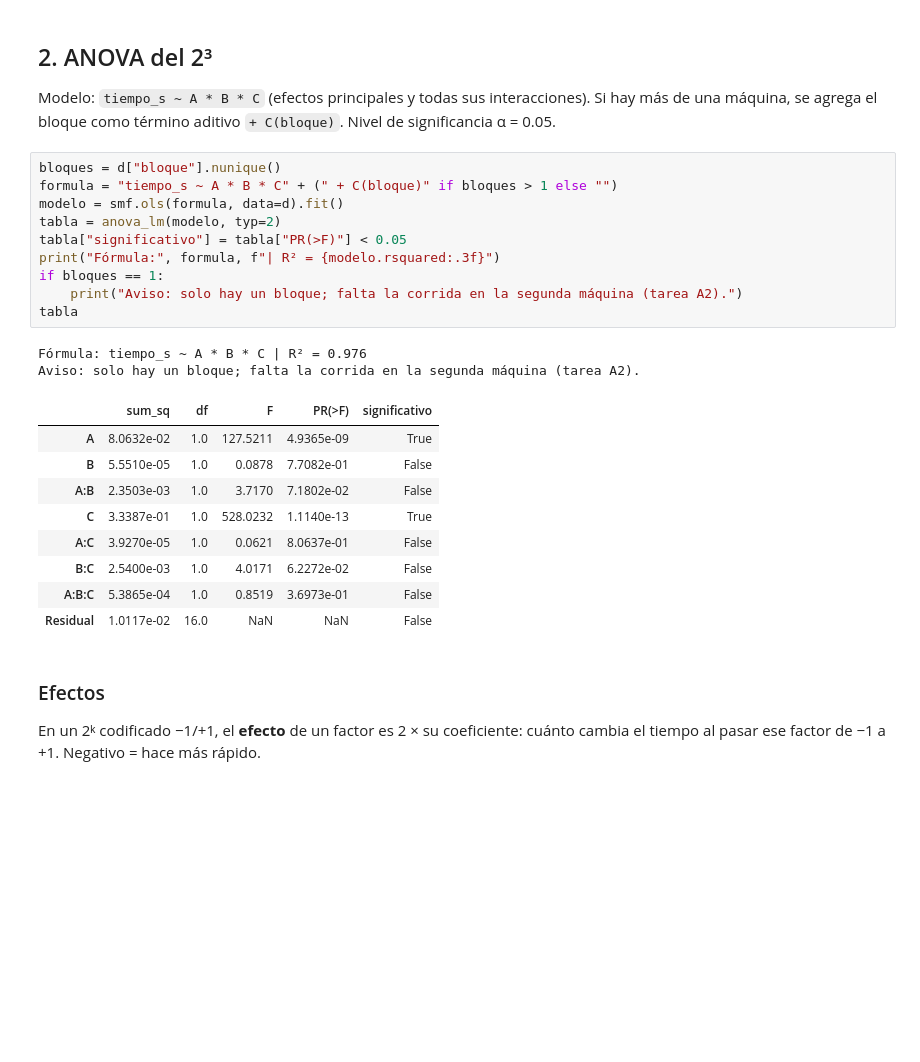
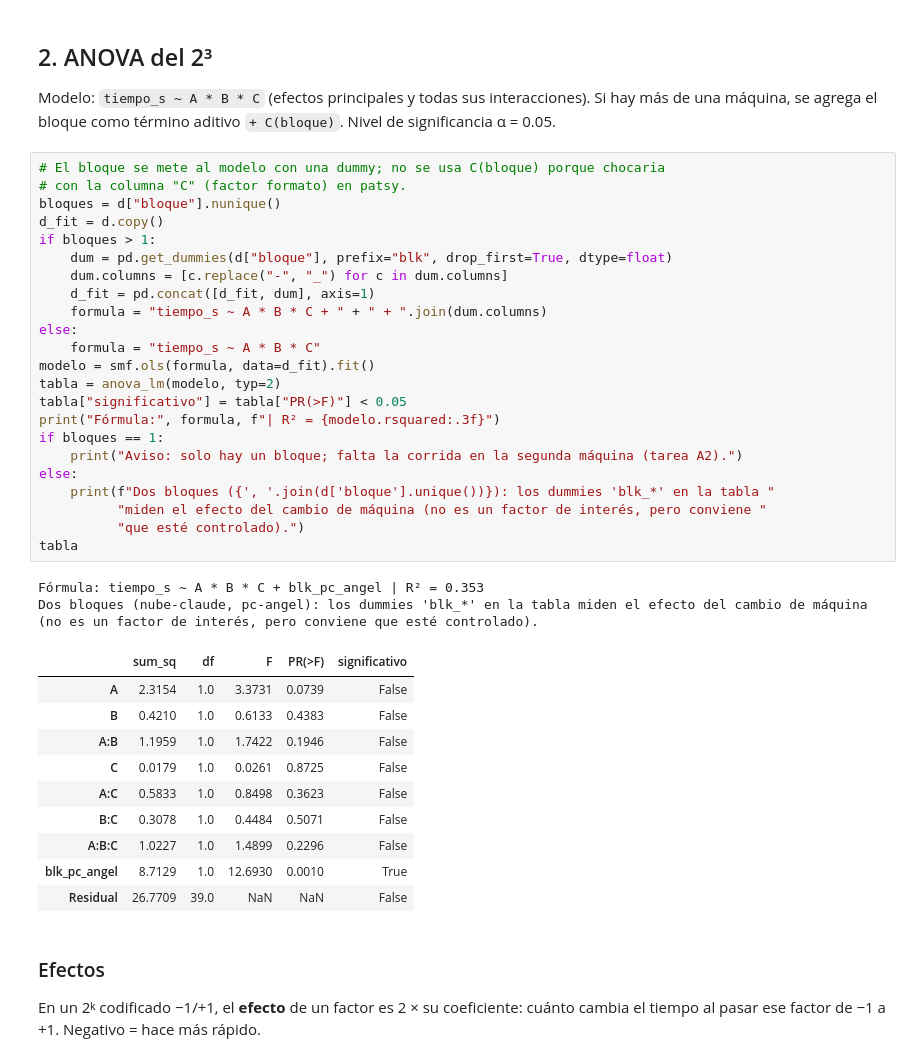
Before and after one commit to salvadorafer11/abarrotespos, a Jupyter notebook: laboratorio/experimento_E2.ipynb, the cells around one changed output. Drawn from its saved outputs; the diff is of its cells as text; blank space fills up the shorter version.

```diff
--- a/laboratorio/experimento_E2.ipynb
+++ b/laboratorio/experimento_E2.ipynb
@@ -66,27 +67,41 @@ nube-claude    24
 Modelo: `tiempo_s ~ A * B * C` (efectos principales y todas sus interacciones). Si hay más de una
 máquina, se agrega el bloque como término aditivo `+ C(bloque)`. Nivel de significancia α = 0.05.
 # %%
+# El bloque se mete al modelo con una dummy; no se usa C(bloque) porque chocaria
+# con la columna "C" (factor formato) en patsy.
 bloques = d["bloque"].nunique()
-formula = "tiempo_s ~ A * B * C" + (" + C(bloque)" if bloques > 1 else "")
-modelo = smf.ols(formula, data=d).fit()
+d_fit = d.copy()
+if bloques > 1:
+    dum = pd.get_dummies(d["bloque"], prefix="blk", drop_first=True, dtype=float)
+    dum.columns = [c.replace("-", "_") for c in dum.columns]
+    d_fit = pd.concat([d_fit, dum], axis=1)
+    formula = "tiempo_s ~ A * B * C + " + " + ".join(dum.columns)
+else:
+    formula = "tiempo_s ~ A * B * C"
+modelo = smf.ols(formula, data=d_fit).fit()
 tabla = anova_lm(modelo, typ=2)
 tabla["significativo"] = tabla["PR(>F)"] < 0.05
 print("Fórmula:", formula, f"| R² = {modelo.rsquared:.3f}")
 if bloques == 1:
     print("Aviso: solo hay un bloque; falta la corrida en la segunda máquina (tarea A2).")
+else:
+    print(f"Dos bloques ({', '.join(d['bloque'].unique())}): los dummies 'blk_*' en la tabla "
+          "miden el efecto del cambio de máquina (no es un factor de interés, pero conviene "
+          "que esté controlado).")
 tabla
 # %% [output]
-Fórmula: tiempo_s ~ A * B * C | R² = 0.976
-Aviso: solo hay un bloque; falta la corrida en la segunda máquina (tarea A2).
+Fórmula: tiempo_s ~ A * B * C + blk_pc_angel | R² = 0.353
+Dos bloques (nube-claude, pc-angel): los dummies 'blk_*' en la tabla miden el efecto del cambio de máquina (no es un factor de interés, pero conviene que esté controlado).
 |  | sum_sq | df | F | PR(>F) | significativo |
-| A | 8.0632e-02 | 1.0 | 127.5211 | 4.9365e-09 | True |
-| B | 5.5510e-05 | 1.0 | 0.0878 | 7.7082e-01 | False |
-| A:B | 2.3503e-03 | 1.0 | 3.7170 | 7.1802e-02 | False |
-| C | 3.3387e-01 | 1.0 | 528.0232 | 1.1140e-13 | True |
-| A:C | 3.9270e-05 | 1.0 | 0.0621 | 8.0637e-01 | False |
-| B:C | 2.5400e-03 | 1.0 | 4.0171 | 6.2272e-02 | False |
-| A:B:C | 5.3865e-04 | 1.0 | 0.8519 | 3.6973e-01 | False |
-| Residual | 1.0117e-02 | 16.0 | NaN | NaN | False |
+| A | 2.3154 | 1.0 | 3.3731 | 0.0739 | False |
+| B | 0.4210 | 1.0 | 0.6133 | 0.4383 | False |
+| A:B | 1.1959 | 1.0 | 1.7422 | 0.1946 | False |
+| C | 0.0179 | 1.0 | 0.0261 | 0.8725 | False |
+| A:C | 0.5833 | 1.0 | 0.8498 | 0.3623 | False |
+| B:C | 0.3078 | 1.0 | 0.4484 | 0.5071 | False |
+| A:B:C | 1.0227 | 1.0 | 1.4899 | 0.2296 | False |
+| blk_pc_angel | 8.7129 | 1.0 | 12.6930 | 0.0010 | True |
+| Residual | 26.7709 | 39.0 | NaN | NaN | False |
 # %% [markdown]
 ### Efectos
 
```
Also changed, not shown: parts of 8 cells of this notebook, 10 other files.
